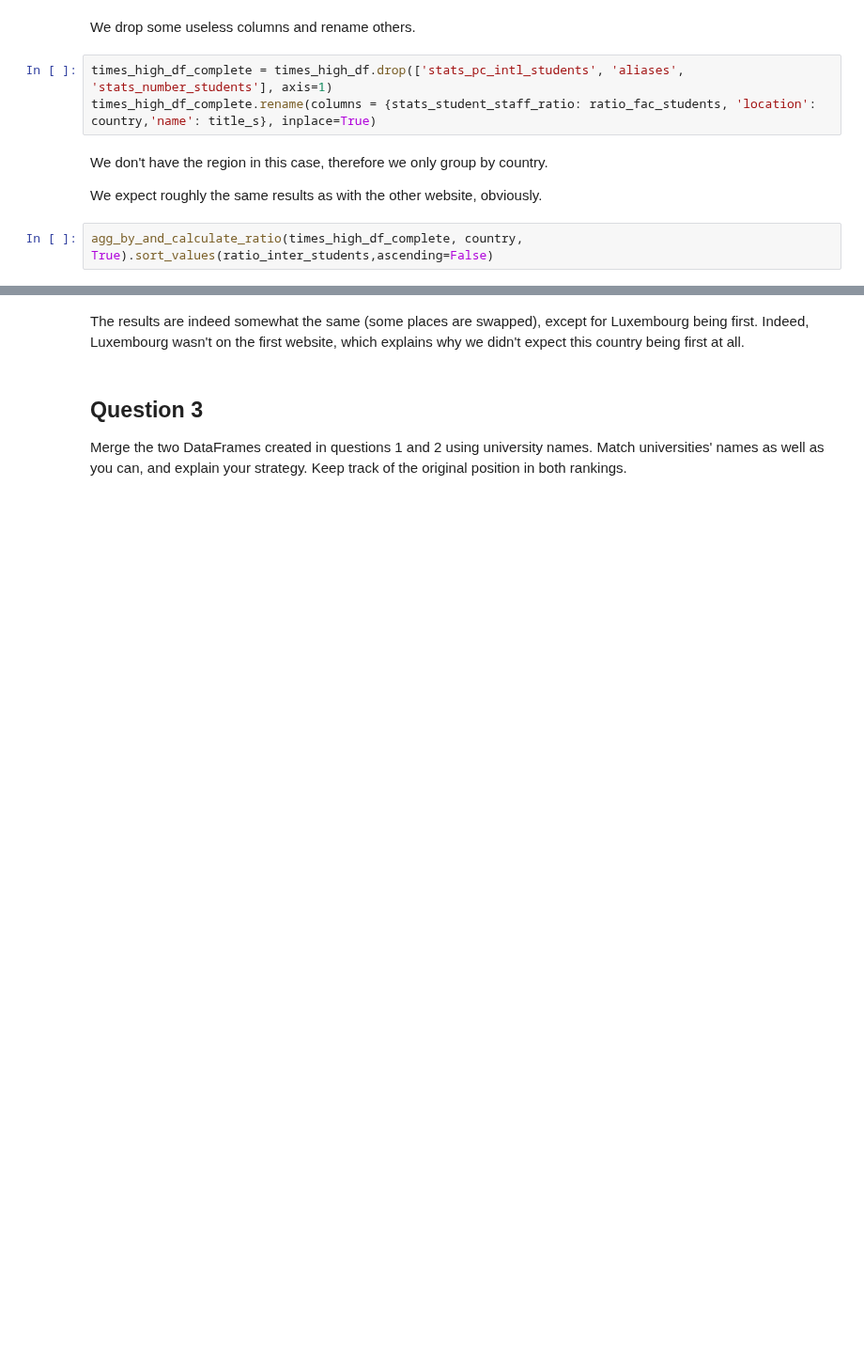
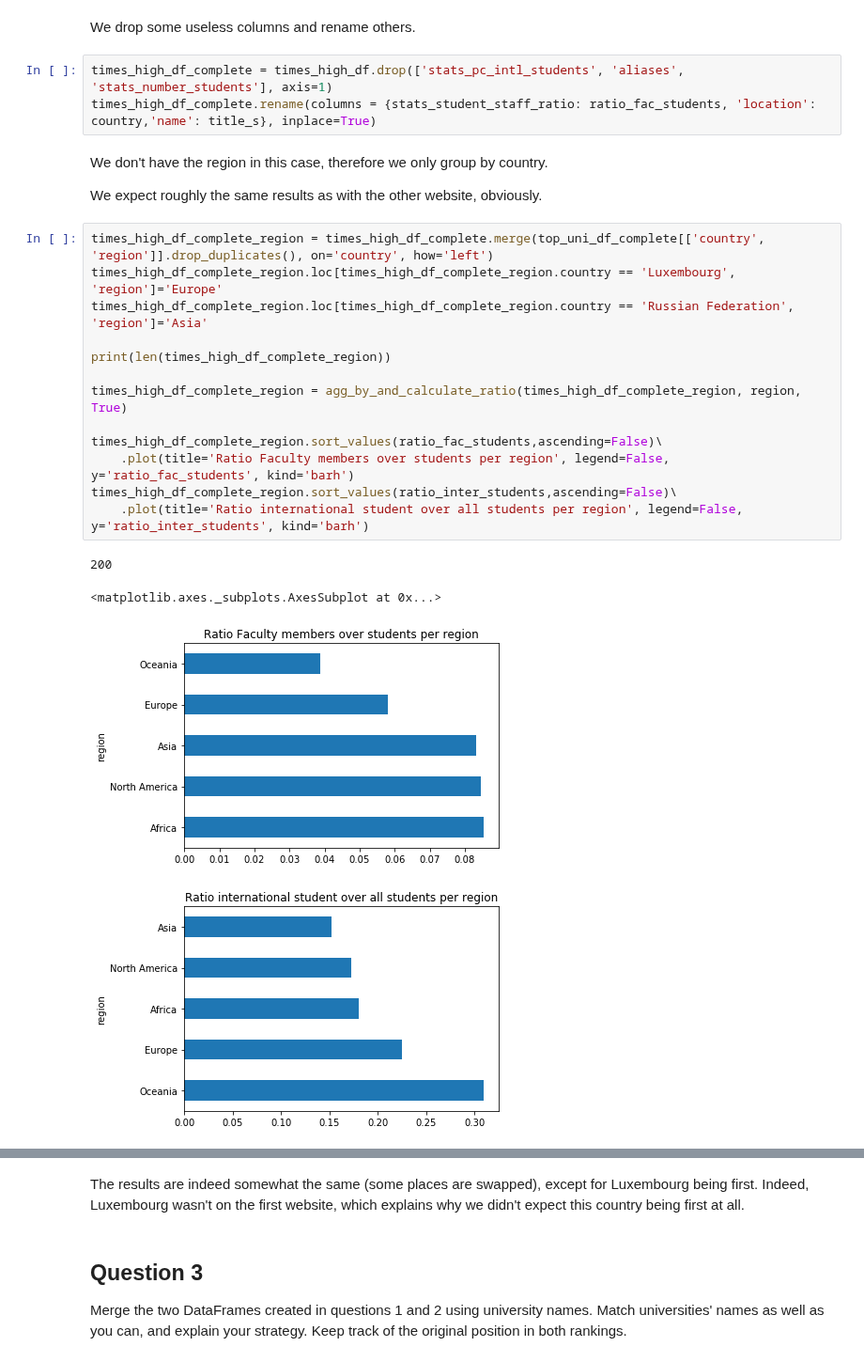
Before and after one commit to AWehenkel/ADA-2017, a Jupyter notebook: 02 - Data from the Web/Lab02.ipynb, the cells around one changed output, grey strips where cells are left out. Shown at 94% size. Saved outputs shown, nothing was run; the diff lists cells and outputs as text; blank space fills up the shorter version.

```diff
--- a/02 - Data from the Web/Lab02.ipynb
+++ b/02 - Data from the Web/Lab02.ipynb
@@ -223,5 +231,21 @@ times_high_df_complete.rename(columns = {stats_student_staff_ratio: ratio_fac_st
 We don't have the region in this case, therefore we only group by country.
 
 We expect roughly the same results as with the other website, obviously.
-# %%
-agg_by_and_calculate_ratio(times_high_df_complete, country, True).sort_values(ratio_inter_students,ascending=False)
+# %%
+times_high_df_complete_region = times_high_df_complete.merge(top_uni_df_complete[['country', 'region']].drop_duplicates(), on='country', how='left')
+times_high_df_complete_region.loc[times_high_df_complete_region.country == 'Luxembourg', 'region']='Europe'
+times_high_df_complete_region.loc[times_high_df_complete_region.country == 'Russian Federation', 'region']='Asia'
+
+print(len(times_high_df_complete_region))
+
+times_high_df_complete_region = agg_by_and_calculate_ratio(times_high_df_complete_region, region, True)
+
+times_high_df_complete_region.sort_values(ratio_fac_students,ascending=False)\
+    .plot(title='Ratio Faculty members over students per region', legend=False, y='ratio_fac_students', kind='barh')
+times_high_df_complete_region.sort_values(ratio_inter_students,ascending=False)\
+    .plot(title='Ratio international student over all students per region', legend=False, y='ratio_inter_students', kind='barh')
+# %% [output]
+200
+<matplotlib.axes._subplots.AxesSubplot at 0x...>
+[figure, added]
+[figure, added]
```
Also changed, not shown: parts of 6 cells of this notebook.
